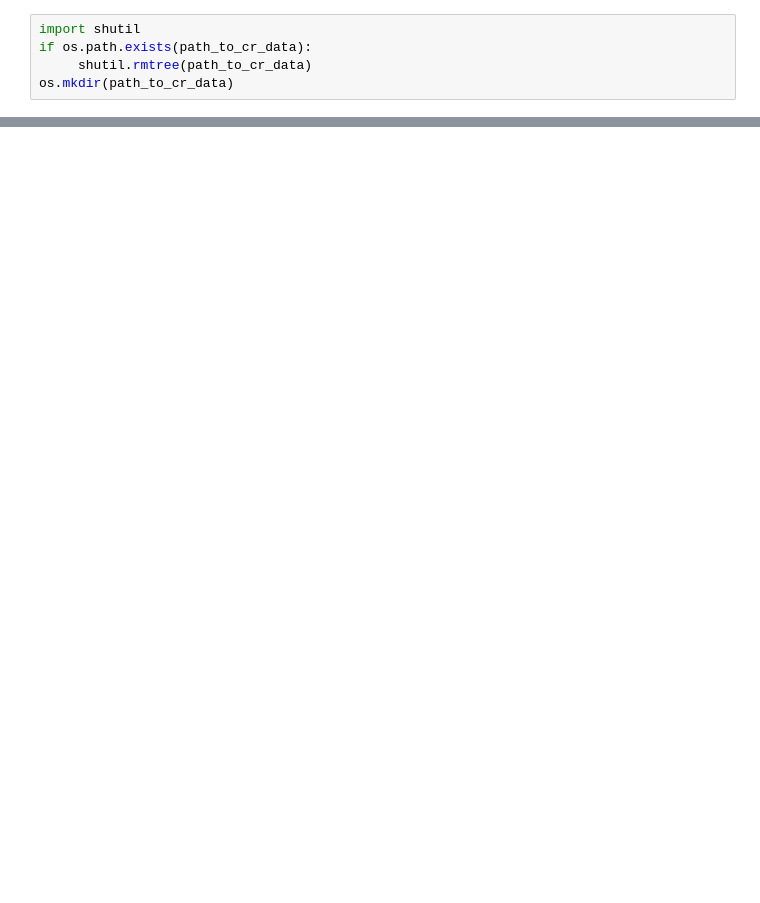
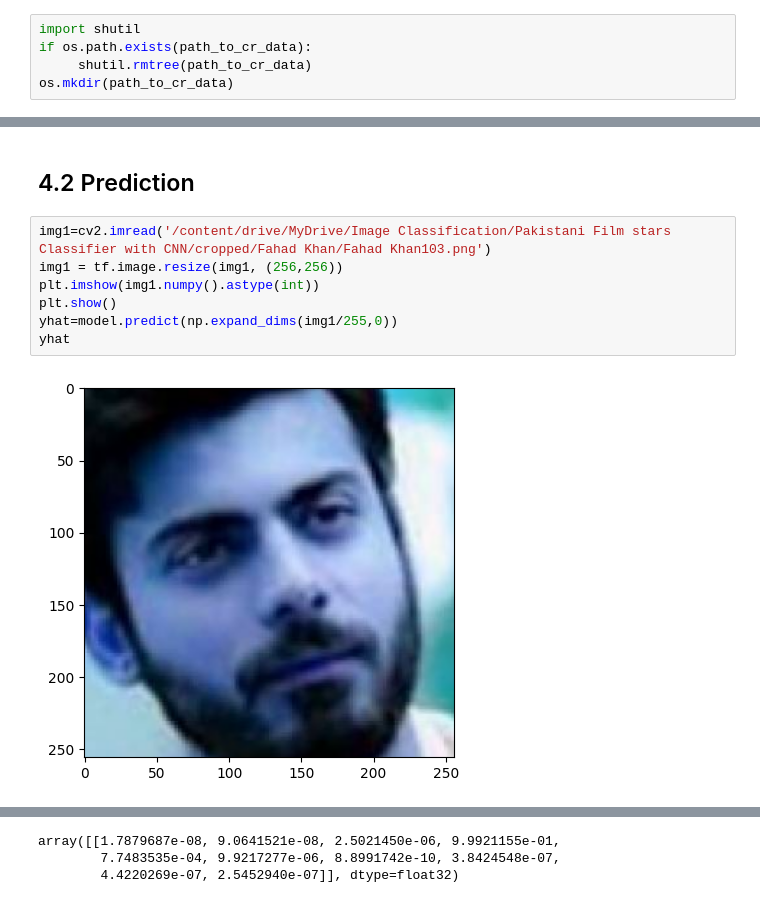
Before and after one commit to whoisusmanali/Pakistani_Celebrity_Image_Classifier_CNN, a Jupyter notebook: Data Cleaning and Model Building/Pakistani actors Image Classification CNN.ipynb, the cells around one changed output, grey strips where cells are left out. Saved outputs shown, nothing was run; the diff lists cells and outputs as text; blank space fills up the shorter version.

```diff
--- a/Data Cleaning and Model Building/Pakistani actors Image Classification CNN.ipynb
+++ b/Data Cleaning and Model Building/Pakistani actors Image Classification CNN.ipynb
@@ -175,0 +420,11 @@ error: ignored
+# %% [markdown]
+## 4.2 Prediction
+# %%
+img1=cv2.imread('/content/drive/MyDrive/Image Classification/Pakistani Film stars Classifier with CNN/cropped/Fahad Khan/Fahad Khan103.png')
+img1 = tf.image.resize(img1, (256,256))
+plt.imshow(img1.numpy().astype(int))
+plt.show()
+yhat=model.predict(np.expand_dims(img1/255,0))
+yhat
+# %% [output]
+[figure, added]
@@ -175,0 +432,3 @@ error: ignored
+array([[1.7879687e-08, 9.0641521e-08, 2.5021450e-06, 9.9921155e-01,
+        7.7483535e-04, 9.9217277e-06, 8.8991742e-10, 3.8424548e-07,
+        4.4220269e-07, 2.5452940e-07]], dtype=float32)
```
Also changed, not shown: parts of 47 cells of this notebook.
